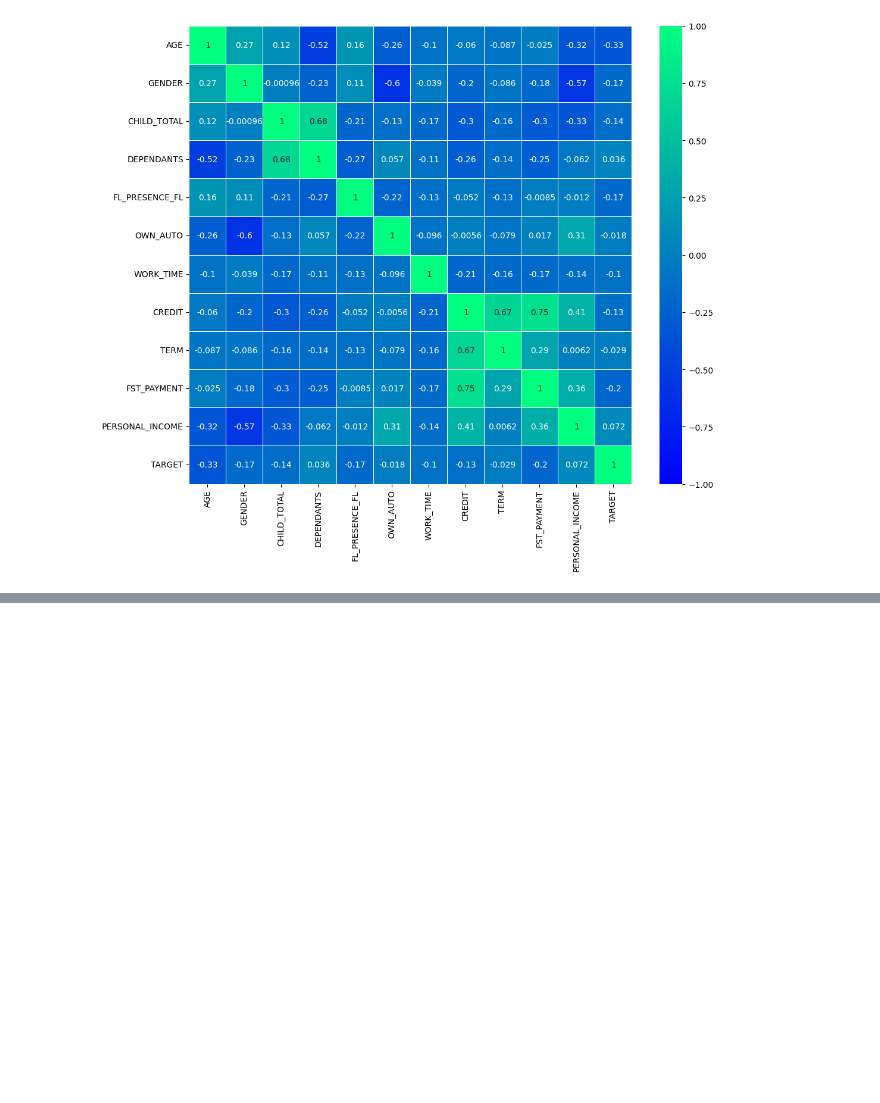
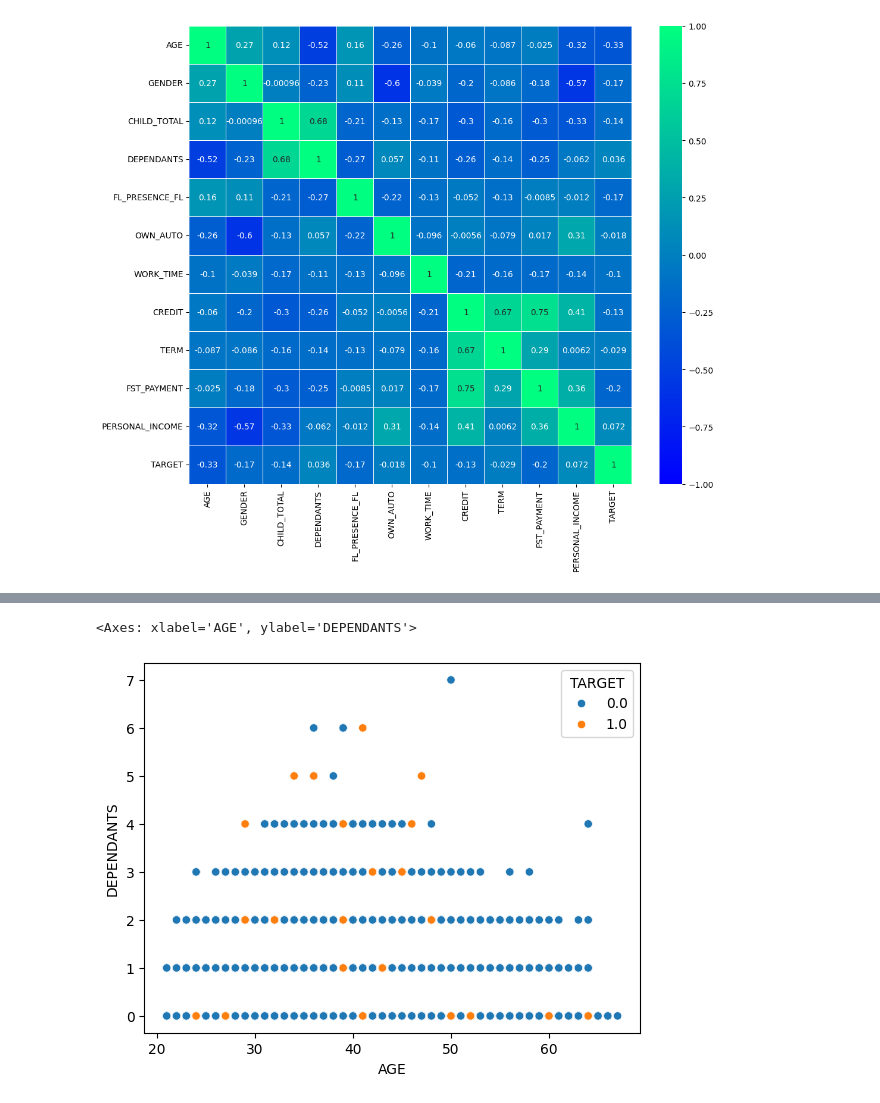
Before and after one commit to dsbulgakovv/streamlit_study_app, a Jupyter notebook: notebook/eda_prepare.ipynb, the cells around one changed output, grey strips where cells are left out. Cells and saved outputs as stored; diff of their text form; code cells hidden in the pictures; blank space fills up the shorter version.

```diff
--- a/notebook/eda_prepare.ipynb
+++ b/notebook/eda_prepare.ipynb
@@ -180,3 +184,9 @@ sns.scatterplot(data=df_train, x='max_power', y='engine',
+# %%
+# рассеяние для признаков, имеющих наибольшую связь с таргетом
+sns.scatterplot(data=full_table, x='AGE', y='DEPENDANTS', hue='TARGET')
+# %% [output]
+<Axes: xlabel='AGE', ylabel='DEPENDANTS'>
+[figure, added]
 # %%
 # Создаем фигуру и оси
 fig, ax = plt.subplots(2, 2, figsize=(12,10))
```
Also changed, not shown: parts of 6 cells of this notebook.
